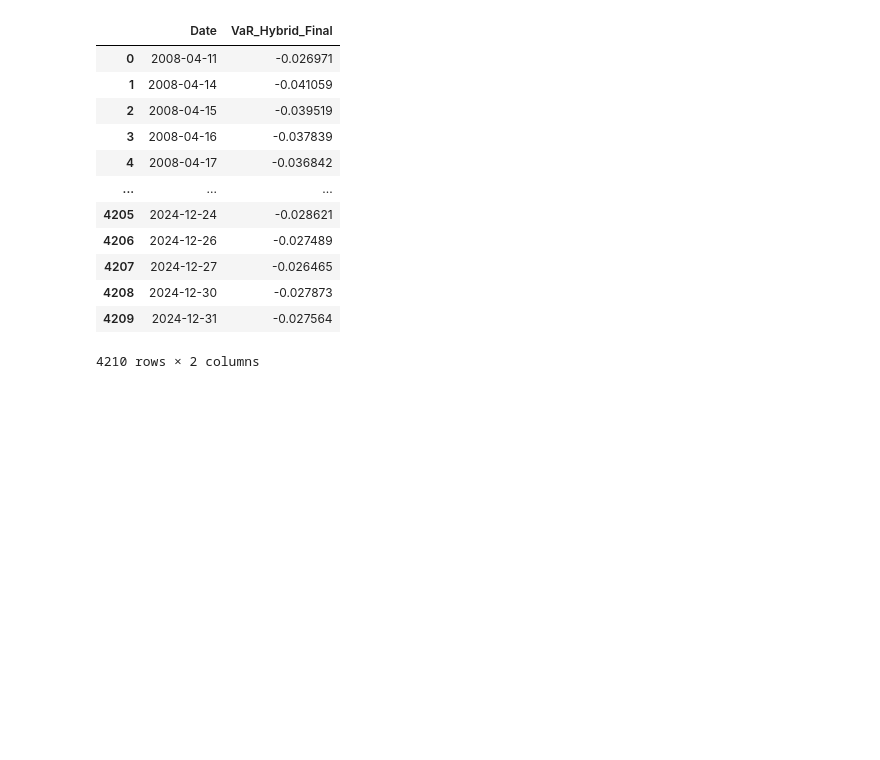
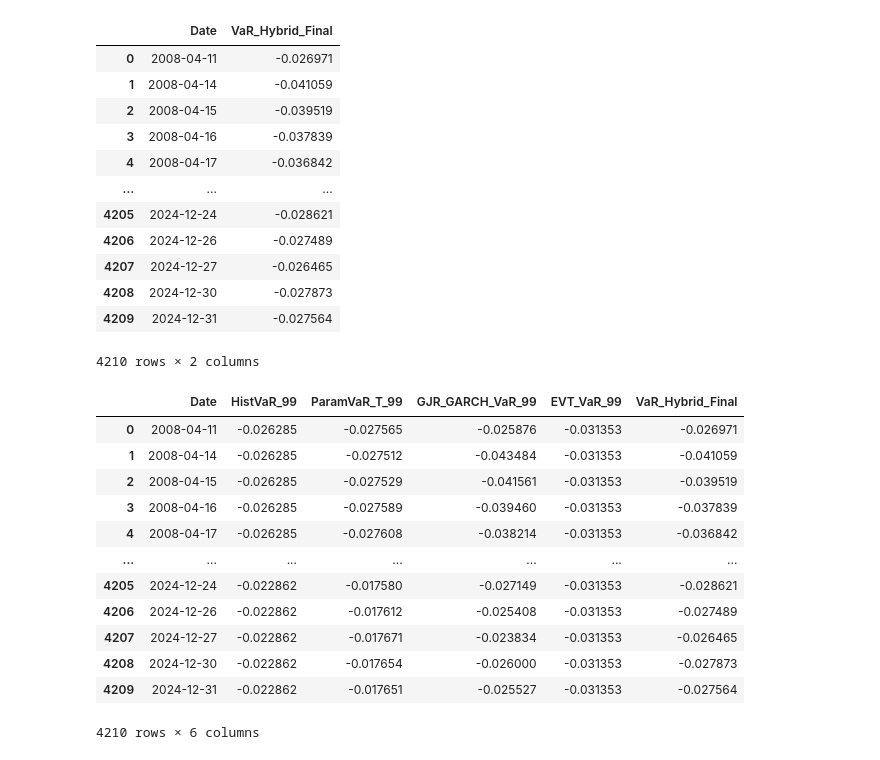
Before and after one commit to siddhantgopi/Project-Janus-Adaptive-Tail-Risk-and-Regime-Aware-VaR-Modeling, a Jupyter notebook: notebooks/08_capital_mapping.ipynb, the cells around one changed output. Saved outputs shown, nothing was run; the diff lists cells and outputs as text; code cells hidden in the pictures; blank space fills up the shorter version.

```diff
--- a/notebooks/08_capital_mapping.ipynb
+++ b/notebooks/08_capital_mapping.ipynb
@@ -980,3 +980,19 @@ final_merged = merged[['Date', 'HistVaR_99', 'ParamVaR_T_99', 'GJR_GARCH_VaR_99'
 var_results_path = os.path.join(DATA_DIR, "all_var_series.csv")
 
 final_merged.to_csv(var_results_path)
+# %%
+final_merged
+# %% [output]
+|  | Date | HistVaR_99 | ParamVaR_T_99 | GJR_GARCH_VaR_99 | EVT_VaR_99 | VaR_Hybrid_Final |
+| 0 | 2008-04-11 | -0.026285 | -0.027565 | -0.025876 | -0.031353 | -0.026971 |
+| 1 | 2008-04-14 | -0.026285 | -0.027512 | -0.043484 | -0.031353 | -0.041059 |
+| 2 | 2008-04-15 | -0.026285 | -0.027529 | -0.041561 | -0.031353 | -0.039519 |
+| 3 | 2008-04-16 | -0.026285 | -0.027589 | -0.039460 | -0.031353 | -0.037839 |
+| 4 | 2008-04-17 | -0.026285 | -0.027608 | -0.038214 | -0.031353 | -0.036842 |
+| ... | ... | ... | ... | ... | ... | ... |
+| 4205 | 2024-12-24 | -0.022862 | -0.017580 | -0.027149 | -0.031353 | -0.028621 |
+| 4206 | 2024-12-26 | -0.022862 | -0.017612 | -0.025408 | -0.031353 | -0.027489 |
+| 4207 | 2024-12-27 | -0.022862 | -0.017671 | -0.023834 | -0.031353 | -0.026465 |
+| 4208 | 2024-12-30 | -0.022862 | -0.017654 | -0.026000 | -0.031353 | -0.027873 |
+| 4209 | 2024-12-31 | -0.022862 | -0.017651 | -0.025527 | -0.031353 | -0.027564 |
+4210 rows × 6 columns
```
Also changed, not shown: parts of 4 cells of this notebook, 1 other file.
